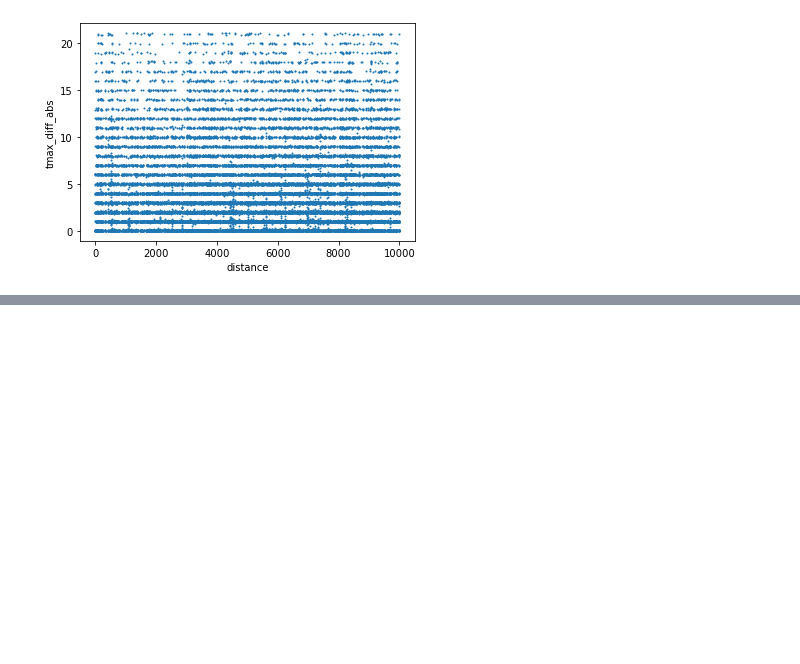
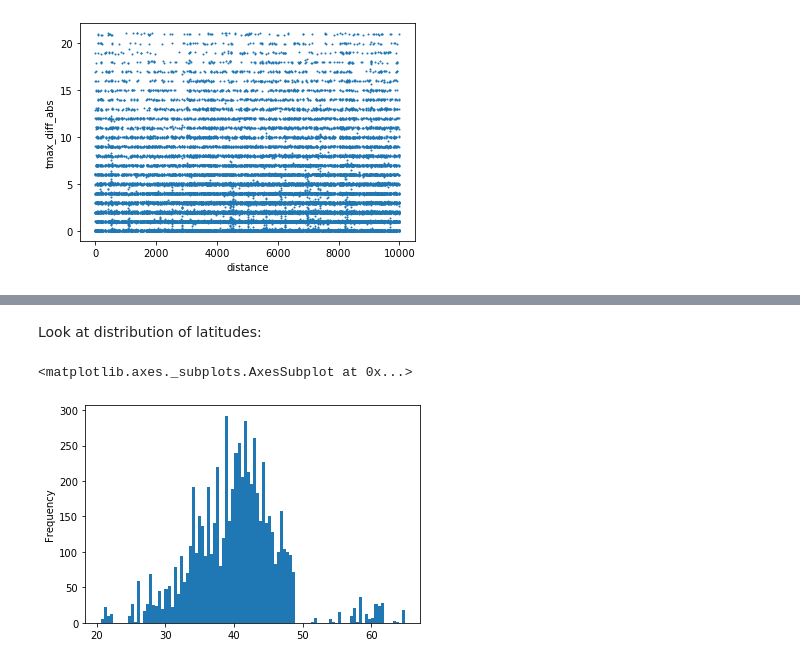
Before and after one commit to DataKind-DC/audubon-cbc, a Jupyter notebook: notebooks/2.0-ijd-eda.ipynb, the cells around one changed output, grey strips where cells are left out. Saved outputs shown, nothing was run; the diff lists cells and outputs as text; code cells hidden in the pictures; blank space fills up the shorter version.

```diff
--- a/notebooks/2.0-ijd-eda.ipynb
+++ b/notebooks/2.0-ijd-eda.ipynb
@@ -382,0 +454,7 @@ df_paired_noout.plot.scatter(x='distance',
+# %% [markdown]
+Look at distribution of latitudes:
+# %%
+df_paired_noout_1deg.loc[:, 'lat'].plot.hist(bins=100)
+# %% [output]
+<matplotlib.axes._subplots.AxesSubplot at 0x...>
+[figure, added]
```
Also changed, not shown: parts of 33 cells of this notebook, 1 other file.
